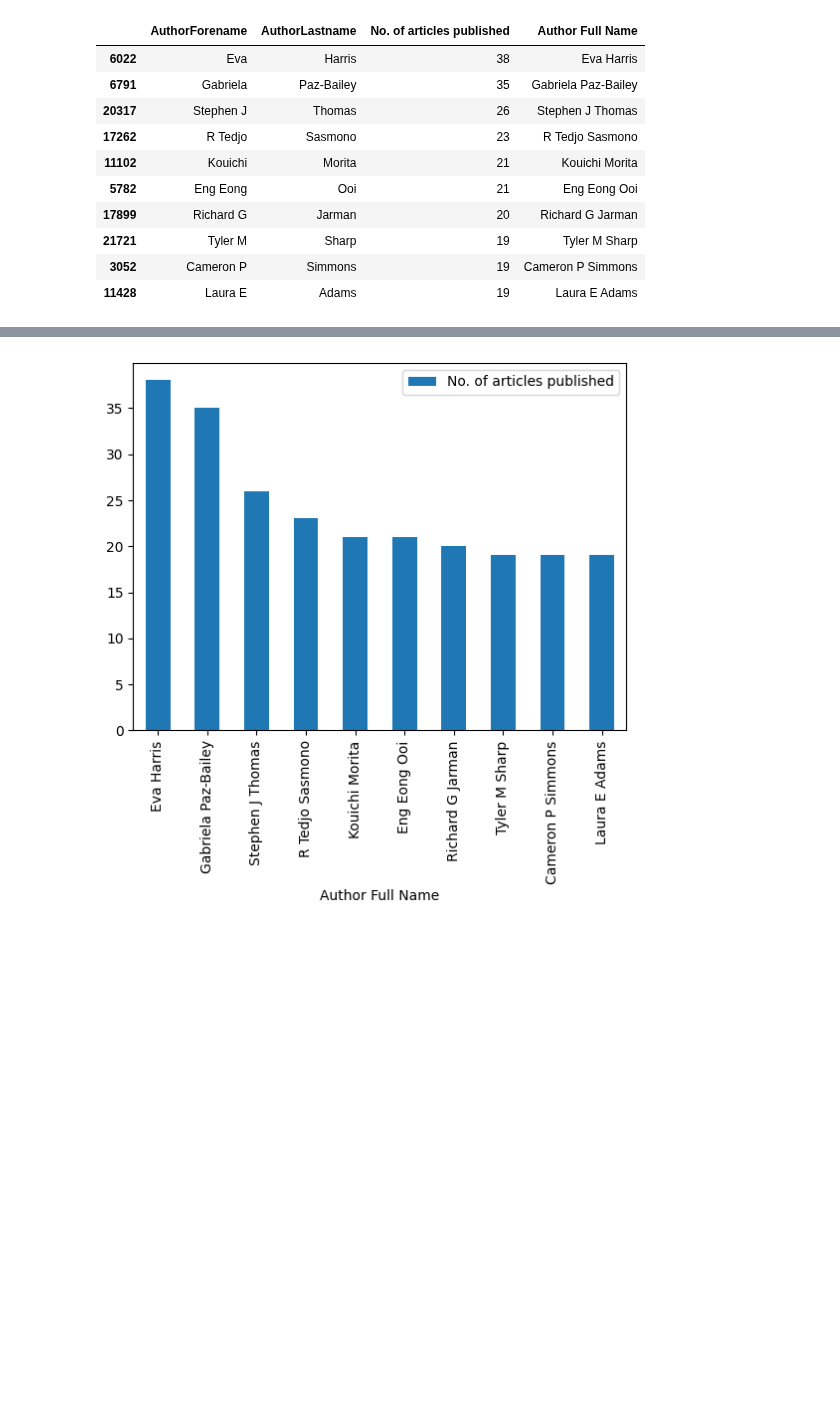
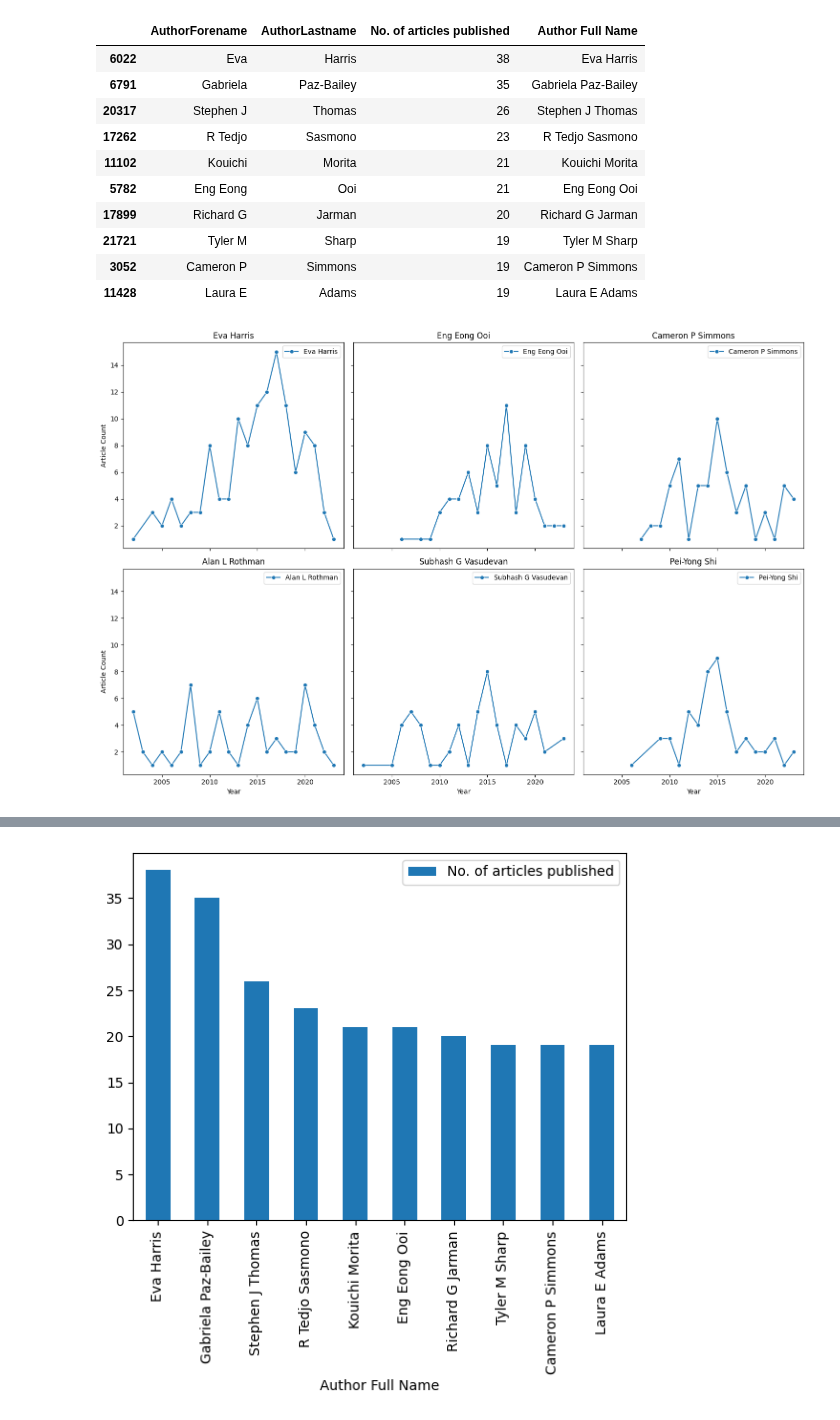
Before and after one commit to gnc506/Skills_Assessment, a Jupyter notebook: Skills_assessment_2_HM.ipynb, the cells around one changed output, grey strips where cells are left out. Cells and saved outputs as stored; diff of their text form; code cells hidden in the pictures; blank space fills up the shorter version.

```diff
--- a/Skills_assessment_2_HM.ipynb
+++ b/Skills_assessment_2_HM.ipynb
@@ -386,6 +411,37 @@ See the caveats in the documentation: https://pandas.pydata.org/pandas-docs/stab
 | 21721 | Tyler M | Sharp | 19 | Tyler M Sharp |
 | 3052 | Cameron P | Simmons | 19 | Cameron P Simmons |
 | 11428 | Laura E | Adams | 19 | Laura E Adams |
+# %%
+import pandas as pd
+import seaborn as sns
+import matplotlib.pyplot as plt
+
+# Your data
+#data = {
+#    'Author Full Name': ['Eva Harris', 'In-Kyu Yoon', 'Tyler M Sharp', 'Eva Harris', 'Eva Harris', 'Eng Eong Ooi', 'Gabriela Paz-Bailey', 'Aravinda M de Silva', 'Eva Harris', 'Annelies Wilder-Smith', 'Aravinda M de Silva', 'Eva Harris', 'Cameron P Simmons', 'Richard G Jarman', 'Stephen J Thomas', 'Tomohiko Takasaki', 'Pei-Yong Shi', 'Laura E Adams', 'Eva Harris', 'Stefan Fernandez','Eva Harris'],
+#    'Year': [2017, 2015, 2016, 2016, 2015, 2017, 2023, 2018, 2018, 2016, 2017, 2013, 2015, 2020, 2020, 2016, 2015, 2023, 2020, 2015, 2016],
+#    'Article Count': [15, 12, 12, 12, 11, 11, 11, 11, 11, 10, 10, 10, 10, 9, 9, 9, 9, 9, 9, 9, 8],
+#}
+
+#df = pd.DataFrame(data)
+
+# Select the top 5 authors
+top_5_authors = article_counts1.groupby('Author Full Name')['Article Count'].sum().nlargest(6).index
+
+# Create subplots
+fig, axes = plt.subplots(nrows=2, ncols=3, figsize=(15, 10), sharex=True, sharey=True)
+
+for i, author in enumerate(top_5_authors):
+    ax = axes.flatten()[i]
+    df_author = article_counts1[article_counts1['Author Full Name'] == author]
+    sns.lineplot(data=df_author, x='Year', y='Article Count', marker='o', label=author, ax=ax)
+    ax.set_title(f'{author}')
+
+# Adjust layout
+plt.tight_layout()
+plt.show()
+# %% [output]
+[figure, added]
 # %%
 #Pie chart based on the top 10 authors with the most articles between 2018 and 2024
 import plotly.express as px
```
Also changed, not shown: parts of 5 cells of this notebook.
